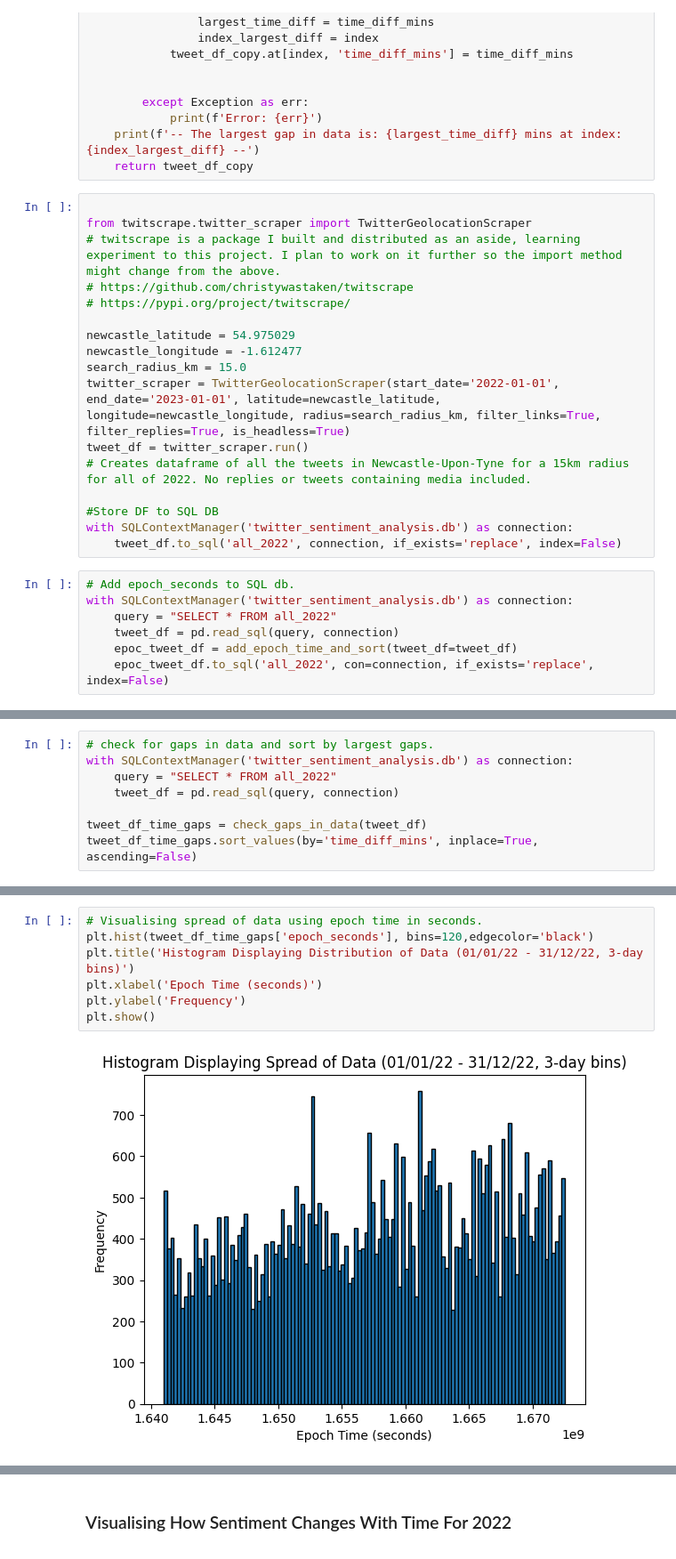
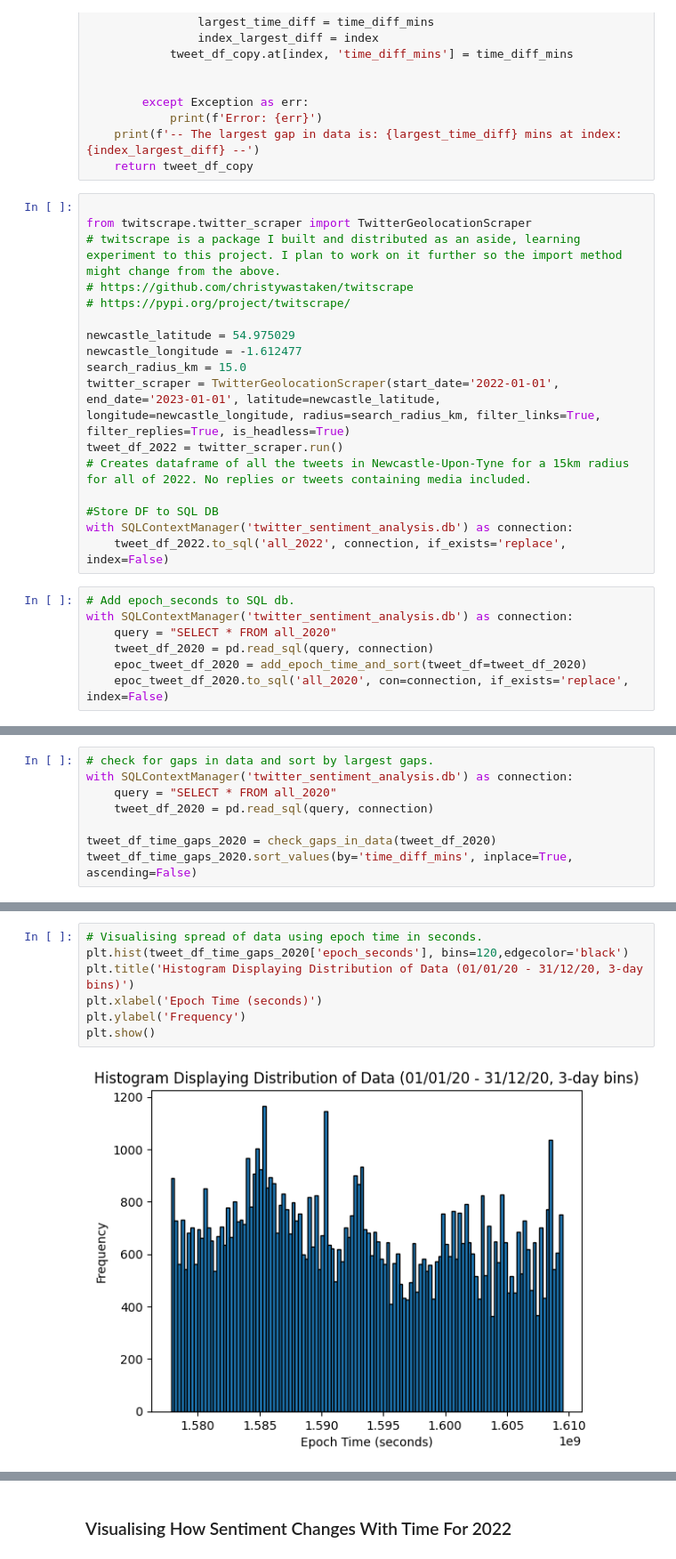
Before and after one commit to christywastaken/twitter-sentiment-analysis, a Jupyter notebook: twitter_sentiment_analysis.ipynb, the cells around one changed output, grey strips where cells are left out. Shown: that part at 89% size. Cells and saved outputs as stored; diff of their text form.

Commit message:
Statistical analysis of 2020 data

```diff
--- a/twitter_sentiment_analysis.ipynb
+++ b/twitter_sentiment_analysis.ipynb
@@ -175,16 +159,16 @@ newcastle_latitude = 54.975029
 newcastle_longitude = -1.612477
 search_radius_km = 15.0
 twitter_scraper = TwitterGeolocationScraper(start_date='2022-01-01', end_date='2023-01-01', latitude=newcastle_latitude, longitude=newcastle_longitude, radius=search_radius_km, filter_links=True, filter_replies=True, is_headless=True)
-tweet_df = twitter_scraper.run()
+tweet_df_2022 = twitter_scraper.run()
 # Creates dataframe of all the tweets in Newcastle-Upon-Tyne for a 15km radius for all of 2022. No replies or tweets containing media included.
 
 #Store DF to SQL DB
 with SQLContextManager('twitter_sentiment_analysis.db') as connection:
-    tweet_df.to_sql('all_2022', connection, if_exists='replace', index=False)
+    tweet_df_2022.to_sql('all_2022', connection, if_exists='replace', index=False)
 # %%
 # Add epoch_seconds to SQL db.
 with SQLContextManager('twitter_sentiment_analysis.db') as connection:
-    query = "SELECT * FROM all_2022"
-    tweet_df = pd.read_sql(query, connection)
-    epoc_tweet_df = add_epoch_time_and_sort(tweet_df=tweet_df)
-    epoc_tweet_df.to_sql('all_2022', con=connection, if_exists='replace', index=False)
+    query = "SELECT * FROM all_2020"
+    tweet_df_2020 = pd.read_sql(query, connection)
+    epoc_tweet_df_2020 = add_epoch_time_and_sort(tweet_df=tweet_df_2020)
+    epoc_tweet_df_2020.to_sql('all_2020', con=connection, if_exists='replace', index=False)
@@ -193,10 +175,10 @@ NameError: name 'SQLContextManager' is not defined
 # %%
 # check for gaps in data and sort by largest gaps.
 with SQLContextManager('twitter_sentiment_analysis.db') as connection:
-    query = "SELECT * FROM all_2022"
-    tweet_df = pd.read_sql(query, connection)
+    query = "SELECT * FROM all_2020"
+    tweet_df_2020 = pd.read_sql(query, connection)
 
-tweet_df_time_gaps = check_gaps_in_data(tweet_df)
-tweet_df_time_gaps.sort_values(by='time_diff_mins', inplace=True, ascending=False)
+tweet_df_time_gaps_2020 = check_gaps_in_data(tweet_df_2020)
+tweet_df_time_gaps_2020.sort_values(by='time_diff_mins', inplace=True, ascending=False)
 # %% [output]
 Error: single positional indexer is out-of-bounds
@@ -227,12 +209,12 @@ Percentage of tweets with gap >480 mins: 0.002%
 # %%
 # Visualising spread of data using epoch time in seconds.
-plt.hist(tweet_df_time_gaps['epoch_seconds'], bins=120,edgecolor='black')
-plt.title('Histogram Displaying Distribution of Data (01/01/22 - 31/12/22, 3-day bins)')
+plt.hist(tweet_df_time_gaps_2020['epoch_seconds'], bins=120,edgecolor='black')
+plt.title('Histogram Displaying Distribution of Data (01/01/20 - 31/12/20, 3-day bins)')
 plt.xlabel('Epoch Time (seconds)')
 plt.ylabel('Frequency')
 plt.show()
 # %% [output]
-[figure, old version]
+[figure, new version]
 # %%
 # analyse the sentiment of the data.
 with SQLContextManager('twitter_sentiment_analysis.db') as connection:
```
Also changed, not shown: parts of 35 cells of this notebook, 1 other file.
